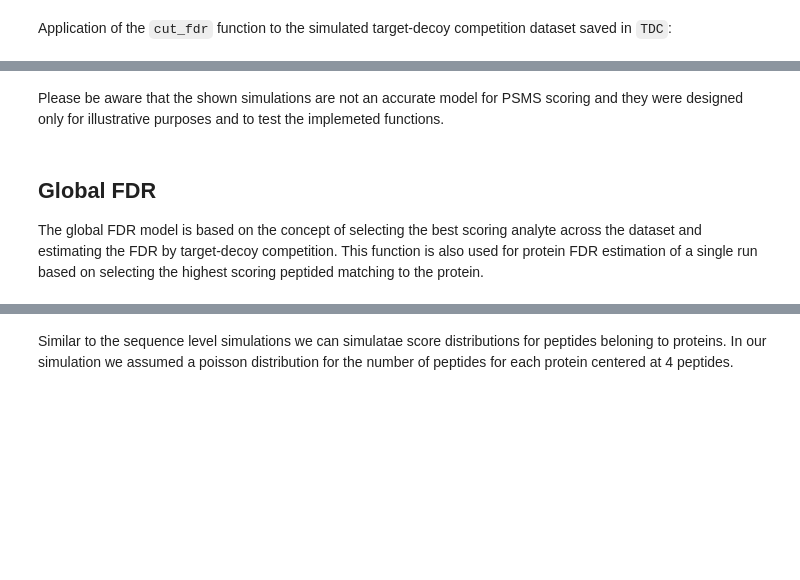
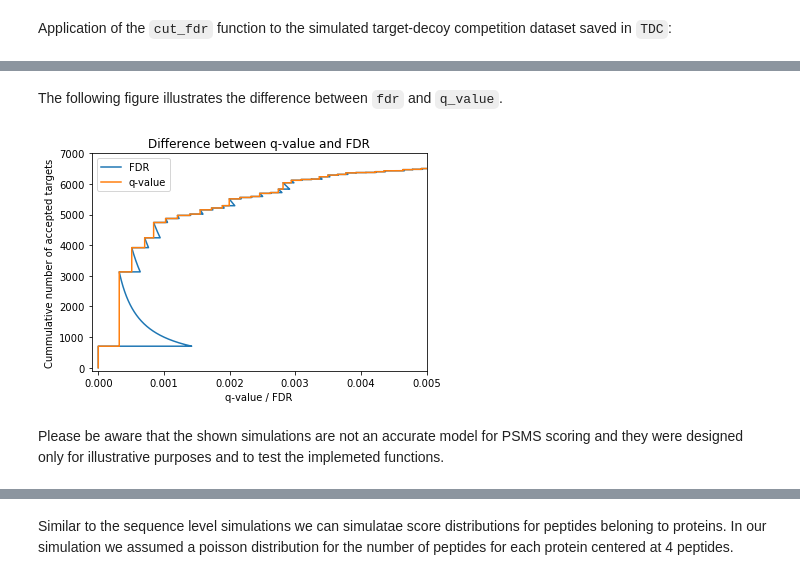
Before and after one commit to MannLabs/alphapept, a Jupyter notebook: nbs/06_score.ipynb, the cells around one changed output, grey strips where cells are left out. Cells and saved outputs as stored; diff of their text form; code cells hidden in the pictures; blank space fills up the shorter version.

```diff
--- a/nbs/06_score.ipynb
+++ b/nbs/06_score.ipynb
@@ -365,6 +393,9 @@ stat = get_simulated_stat_rates(cut_TDC_, TDcompetition = True, analyte_level='s
+# %% [markdown]
+The following figure illustrates the difference between `fdr` and `q_value`.
+# %%
+# hide
+plot_qvalue_vs_fdr(cut_TDC_)
+# %% [output]
+[figure, added]
 # %% [markdown]
 Please be aware that the shown simulations are not an accurate model for PSMS scoring and they were designed only for illustrative purposes and to test the implemeted functions.
-# %% [markdown]
-## Global FDR
-
-The global FDR model is based on the concept of selecting the best scoring analyte across the dataset and estimating the FDR by target-decoy competition. This function is also used for protein FDR estimation of a single run based on selecting the highest scoring peptided matching to the protein.
```
Also changed, not shown: parts of 33 cells of this notebook, 3 other files.
